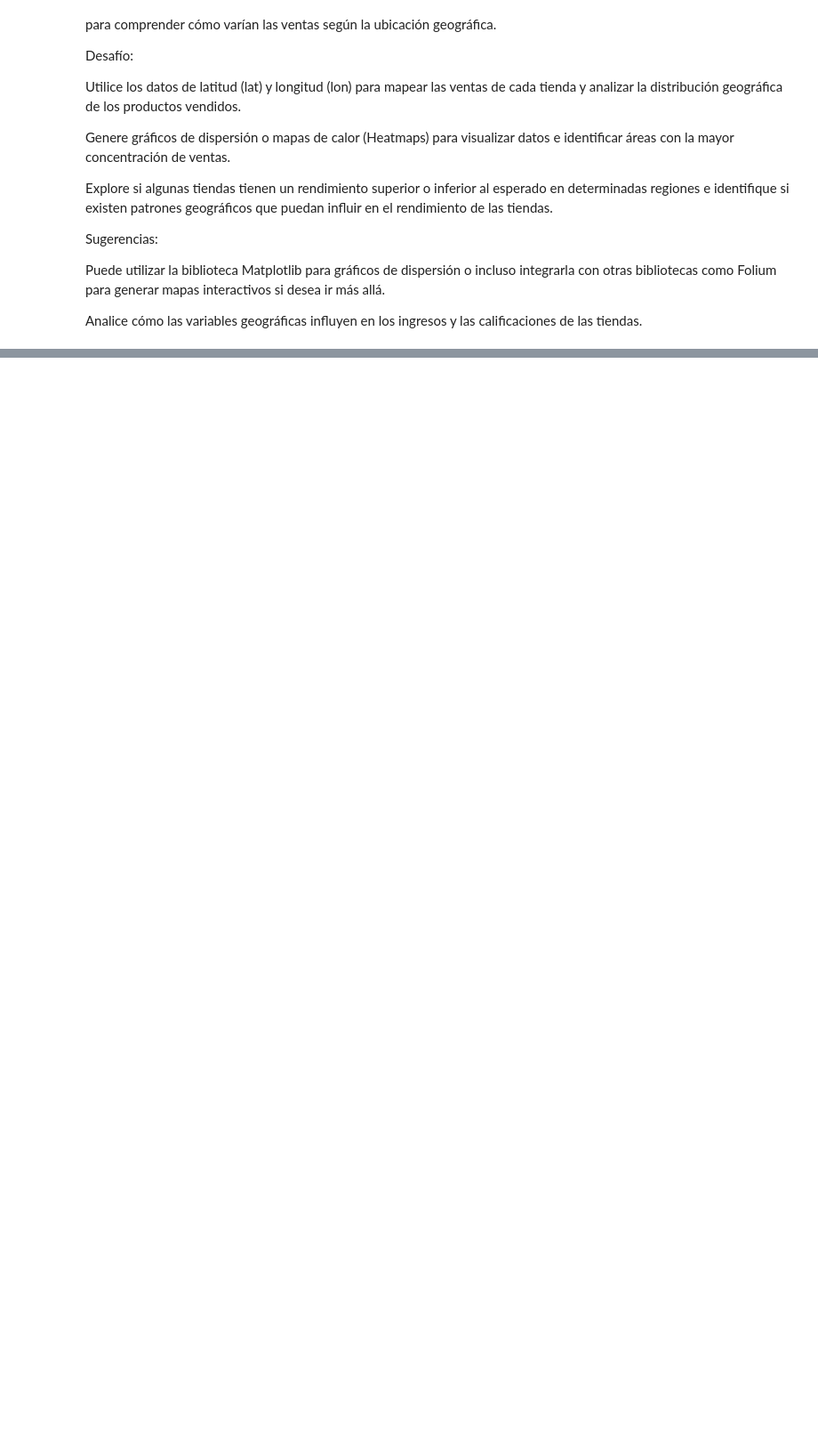
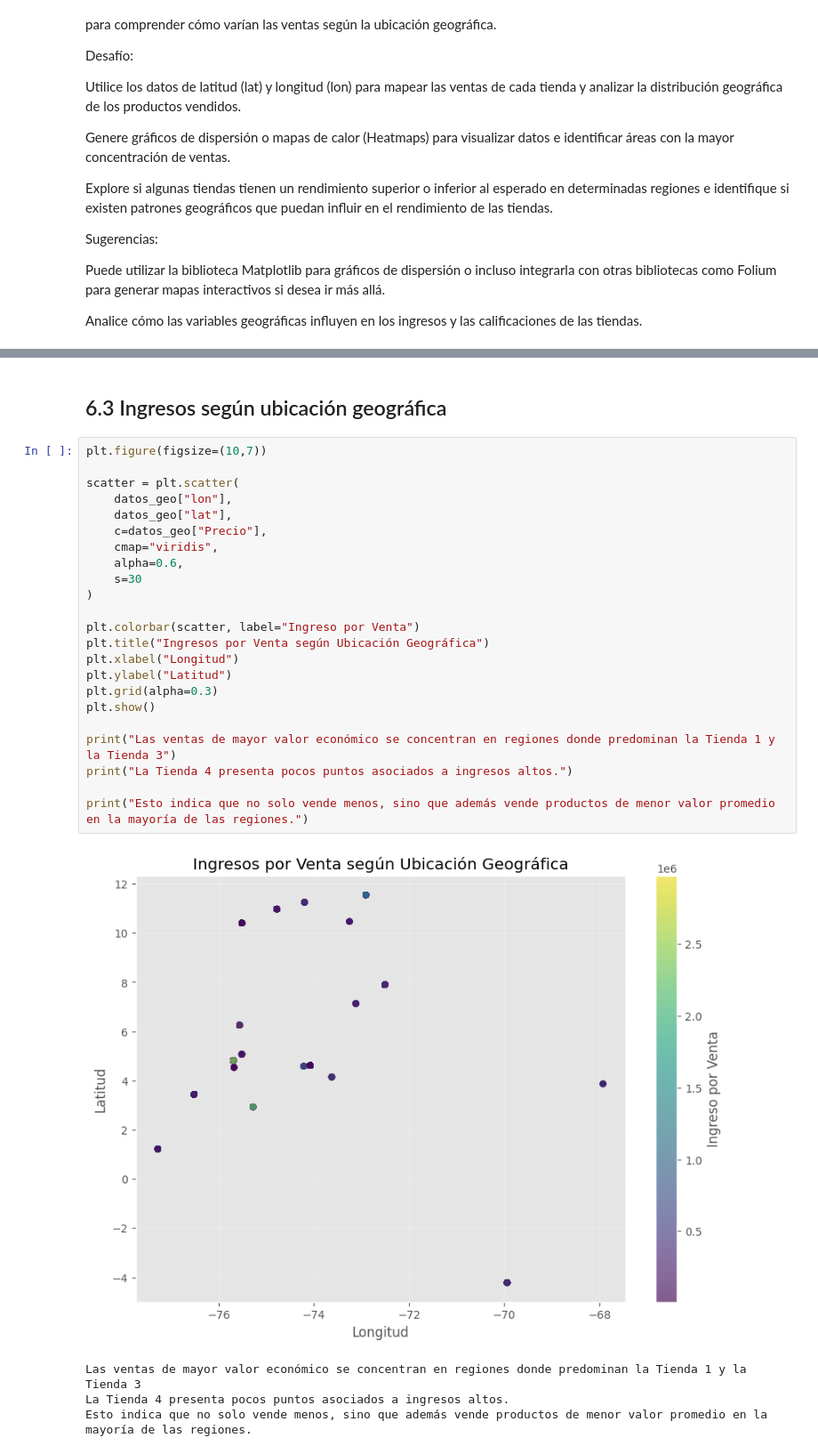
Before and after one commit to Fernando99ing/Challenge-alura-store, a Jupyter notebook: Copia_de_AluraStoreLatam.ipynb, the cells around one changed output, grey strips where cells are left out. Shown: that part at 89% size. Drawn from its saved outputs; the diff is of its cells as text; blank space fills up the shorter version.

```diff
--- a/Copia_de_AluraStoreLatam.ipynb
+++ b/Copia_de_AluraStoreLatam.ipynb
@@ -664,0 +751,30 @@ Analice cómo las variables geográficas influyen en los ingresos y las califica
+# %% [markdown]
+## 6.3 Ingresos según ubicación geográfica
+# %%
+plt.figure(figsize=(10,7))
+
+scatter = plt.scatter(
+    datos_geo["lon"],
+    datos_geo["lat"],
+    c=datos_geo["Precio"],
+    cmap="viridis",
+    alpha=0.6,
+    s=30
+)
+
+plt.colorbar(scatter, label="Ingreso por Venta")
+plt.title("Ingresos por Venta según Ubicación Geográfica")
+plt.xlabel("Longitud")
+plt.ylabel("Latitud")
+plt.grid(alpha=0.3)
+plt.show()
+
+print("Las ventas de mayor valor económico se concentran en regiones donde predominan la Tienda 1 y la Tienda 3")
+print("La Tienda 4 presenta pocos puntos asociados a ingresos altos.")
+
+print("Esto indica que no solo vende menos, sino que además vende productos de menor valor promedio en la mayoría de las regiones.")
+# %% [output]
+[figure, added]
+Las ventas de mayor valor económico se concentran en regiones donde predominan la Tienda 1 y la Tienda 3
+La Tienda 4 presenta pocos puntos asociados a ingresos altos.
+Esto indica que no solo vende menos, sino que además vende productos de menor valor promedio en la mayoría de las regiones.
```
Also changed, not shown: parts of 8 cells of this notebook.
